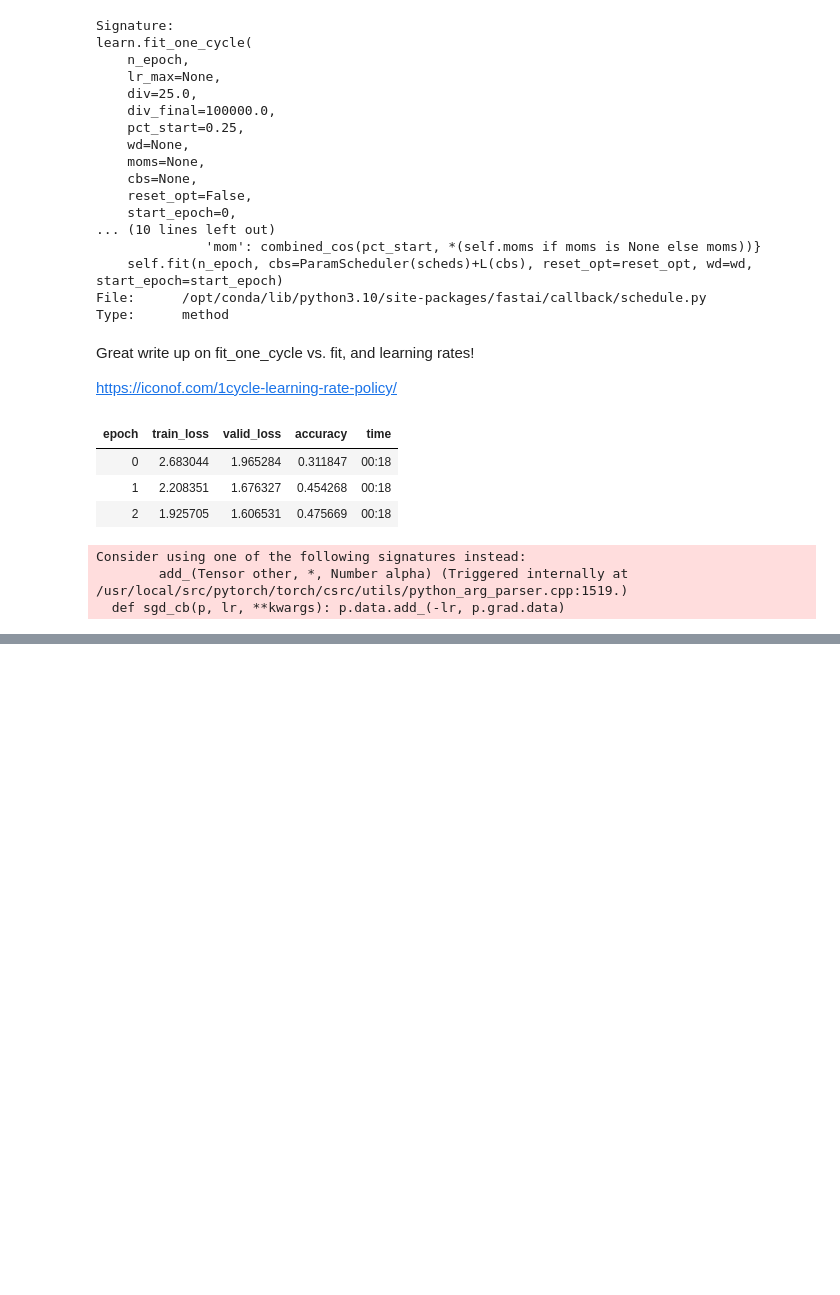
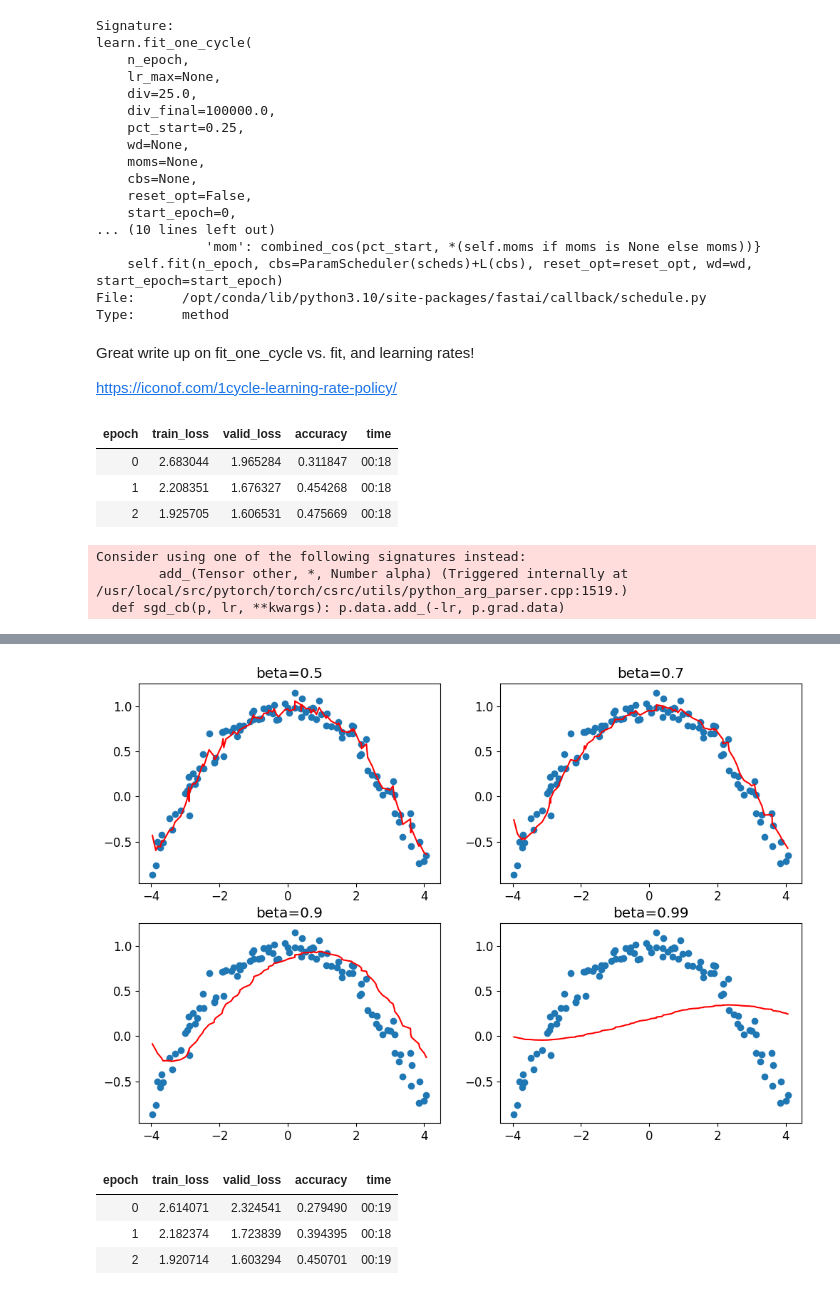
Before and after one commit to flyinacres/fastai-coursework, a Jupyter notebook: fast-16.ipynb, the cells around one changed output, grey strips where cells are left out. Cells and saved outputs as stored; diff of their text form; code cells hidden in the pictures; blank space fills up the shorter version.

```diff
--- a/fast-16.ipynb
+++ b/fast-16.ipynb
@@ -180,0 +199,22 @@ Consider using one of the following signatures instead:
+# %%
+#hide_input
+#id img_betas
+#caption Momentum with different beta values
+#alt Graph showing how the beta value influences momentum
+x = np.linspace(-4, 4, 100)
+y = 1 - (x/3) ** 2
+x1 = x + np.random.randn(100) * 0.1
+y1 = y + np.random.randn(100) * 0.1
+_,axs = plt.subplots(2,2, figsize=(12,8))
+betas = [0.5,0.7,0.9,0.99]
+idx = x1.argsort()
+for beta,ax in zip(betas, axs.flatten()):
+    ax.scatter(x1,y1)
+    avg,res = 0,[]
+    for i in idx:
+        avg = beta * avg + (1-beta) * y1[i]
+        res.append(avg)#/(1-beta**(i+1)))
+    ax.plot(x1[idx],np.array(res), color='red');
+    ax.set_title(f'beta={beta}')
+# %% [output]
+[figure, added]
@@ -180,0 +229,8 @@ Consider using one of the following signatures instead:
+# %%
+learn = get_learner(opt_func=opt_func)
+learn.fit_one_cycle(3, 0.03)
+# %% [output]
+| epoch | train_loss | valid_loss | accuracy | time |
+| 0 | 2.614071 | 2.324541 | 0.279490 | 00:19 |
+| 1 | 2.182374 | 1.723839 | 0.394395 | 00:18 |
+| 2 | 1.920714 | 1.603294 | 0.450701 | 00:19 |
```
Also changed, not shown: parts of 5 cells of this notebook.
